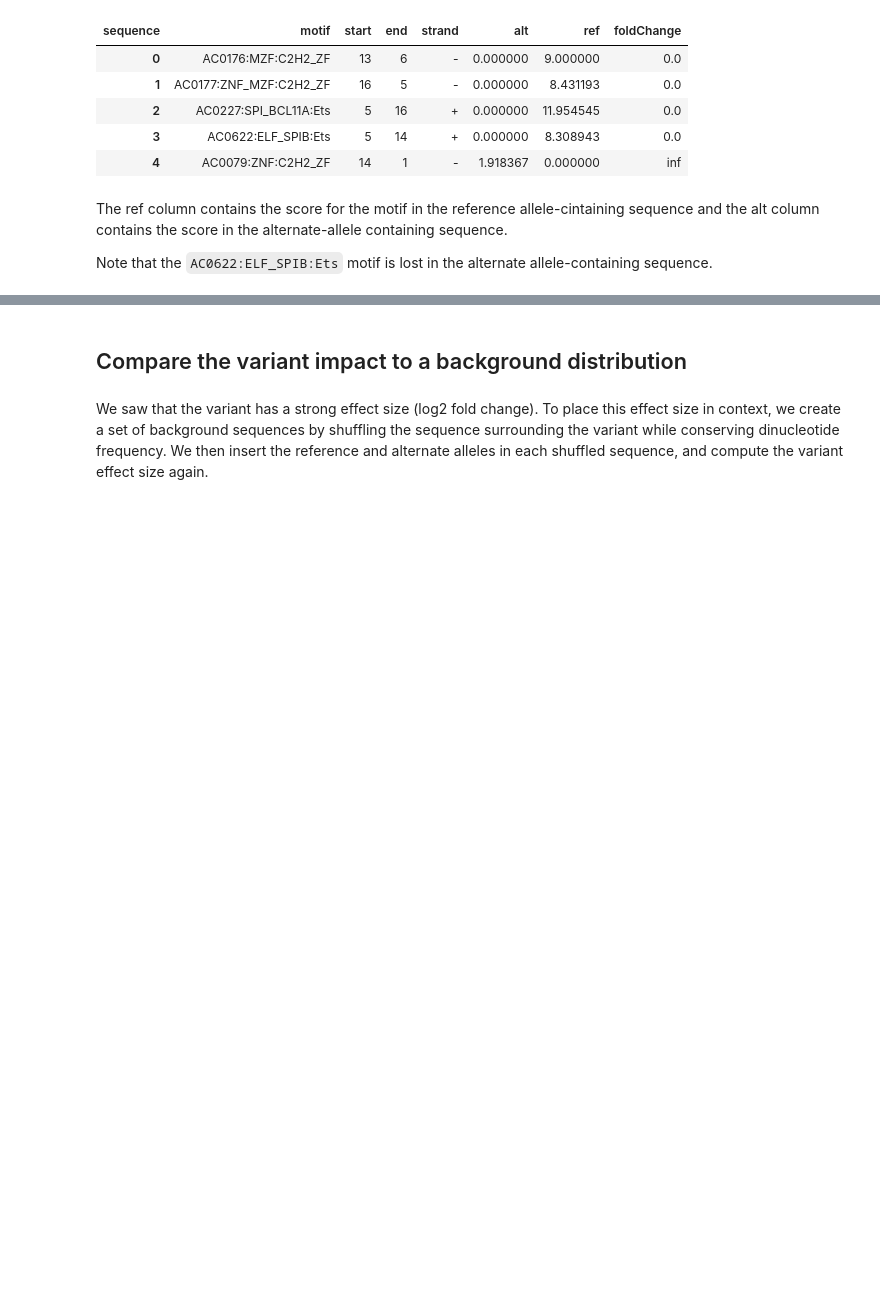
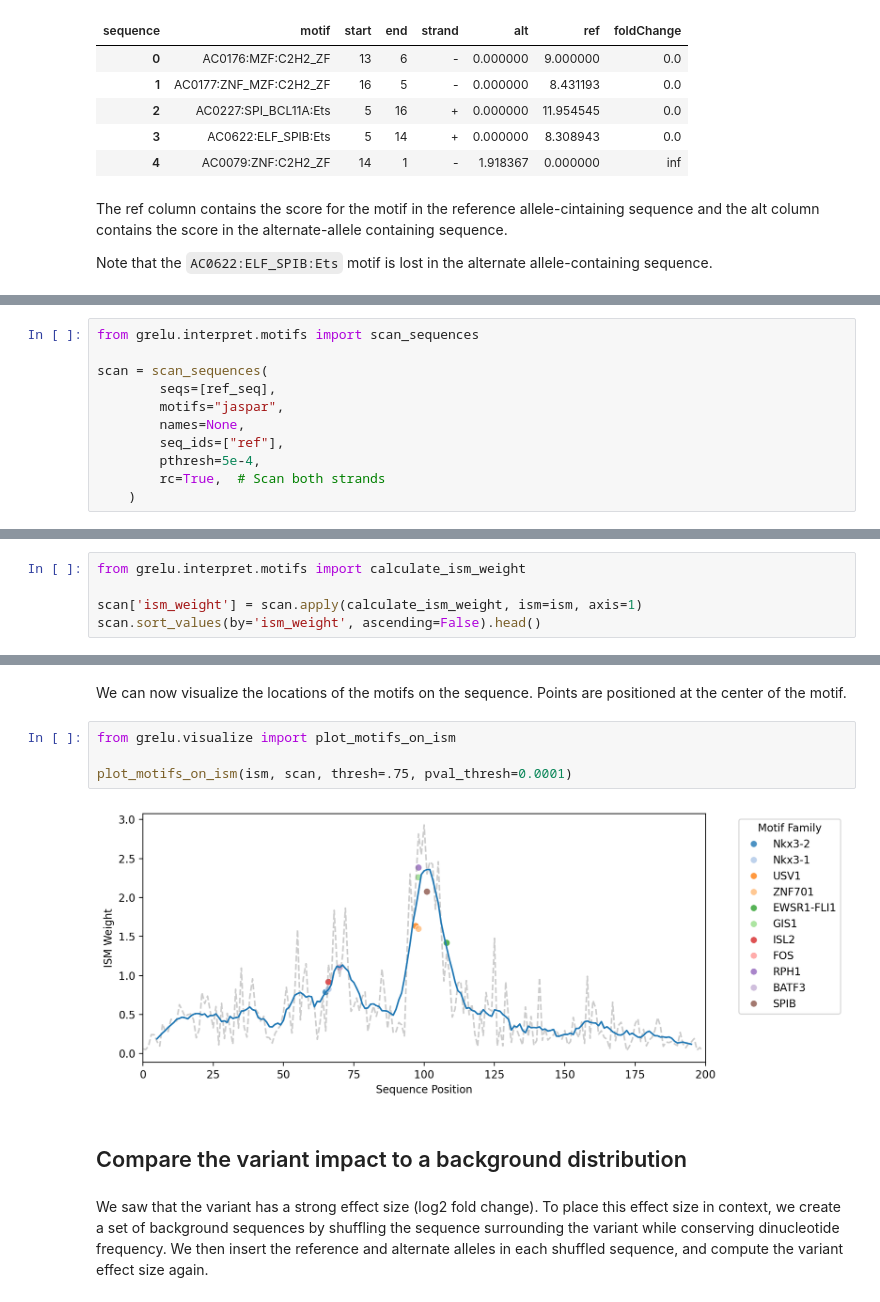
Before and after one commit to Genentech/gReLU, a Jupyter notebook: docs/tutorials/5_variant.ipynb, the cells around one changed output, grey strips where cells are left out. Cells and saved outputs as stored; diff of their text form; blank space fills up the shorter version.

```diff
--- a/docs/tutorials/5_variant.ipynb
+++ b/docs/tutorials/5_variant.ipynb
@@ -367,0 +380,11 @@ Note that the `AC0622:ELF_SPIB:Ets` motif is lost in the alternate allele-contai
+# %%
+from grelu.interpret.motifs import scan_sequences
+
+scan = scan_sequences(
+        seqs=[ref_seq],
+        motifs="jaspar",
+        names=None,
+        seq_ids=["ref"],
+        pthresh=5e-4,
+        rc=True,  # Scan both strands
+    )
@@ -367,0 +395,5 @@ Note that the `AC0622:ELF_SPIB:Ets` motif is lost in the alternate allele-contai
+# %%
+from grelu.interpret.motifs import calculate_ism_weight
+
+scan['ism_weight'] = scan.apply(calculate_ism_weight, ism=ism, axis=1)
+scan.sort_values(by='ism_weight', ascending=False).head()
@@ -368,3 +407,11 @@ Note that the `AC0622:ELF_SPIB:Ets` motif is lost in the alternate allele-contai
+# %% [markdown]
+We can now visualize the locations of the motifs on the sequence. Points are positioned at the center of the motif.
+# %%
+from grelu.visualize import plot_motifs_on_ism
+
+plot_motifs_on_ism(ism, scan, thresh=.75, pval_thresh=0.0001)
+# %% [output]
+[figure, added]
 # %% [markdown]
 ## Compare the variant impact to a background distribution
 # %% [markdown]
```
Also changed, not shown: parts of 7 cells of this notebook, 2 other files.
